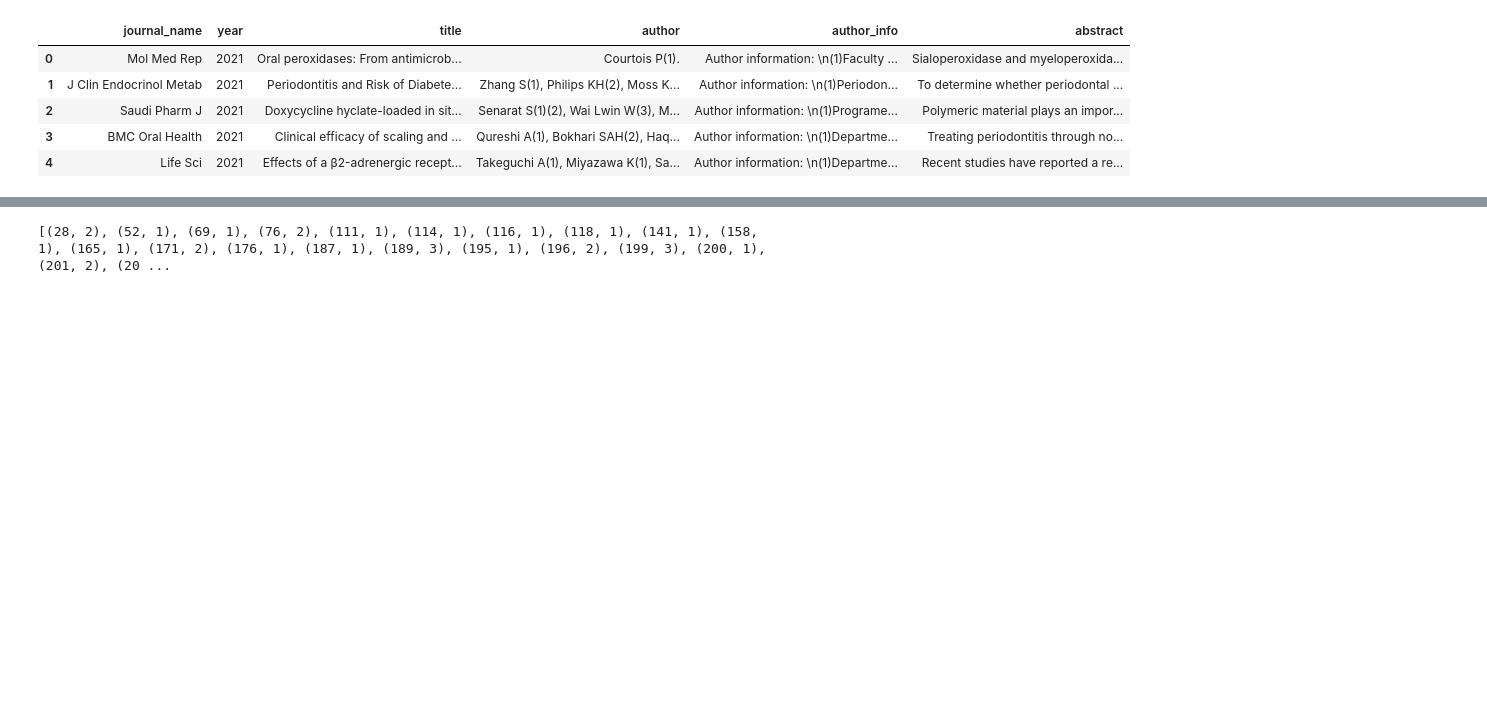
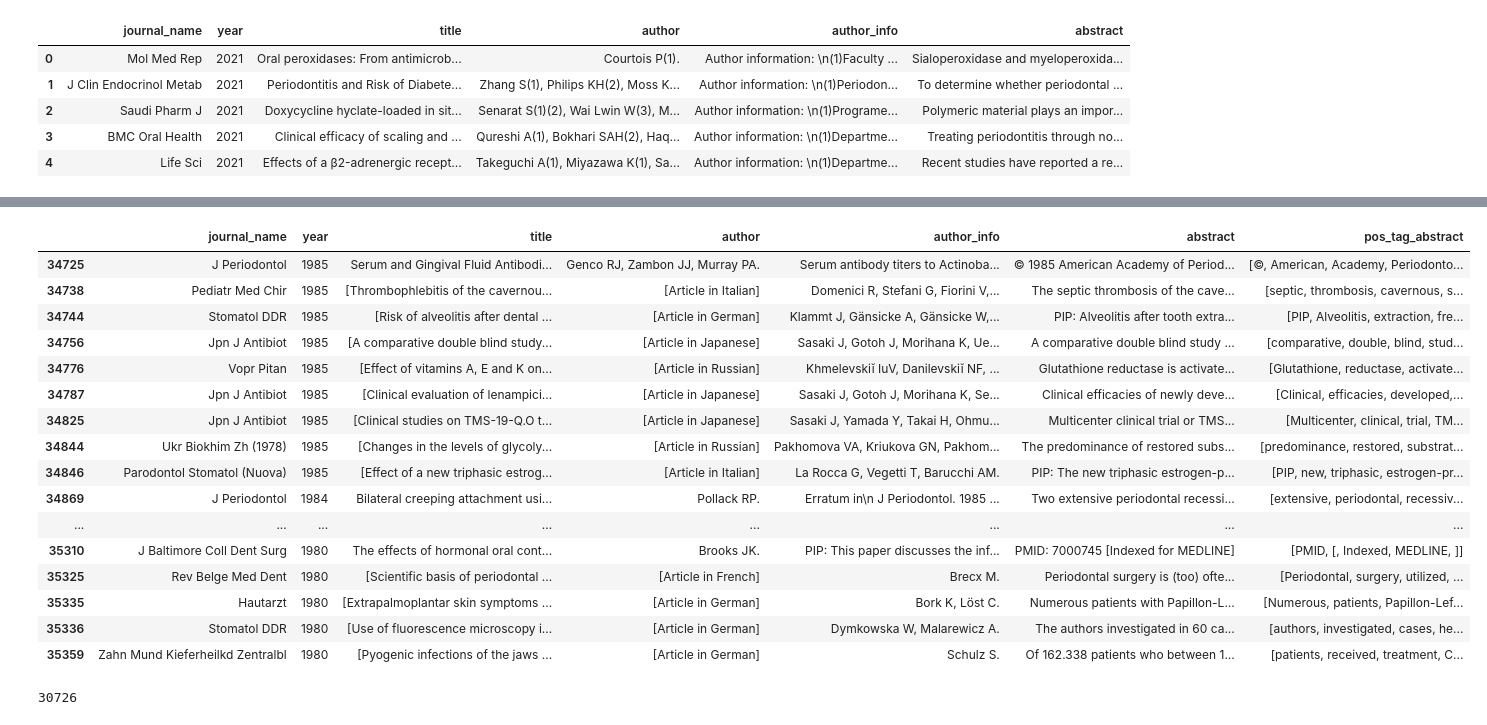
Before and after one commit to Jayhey/lesson, a Jupyter notebook: 210523/preprocessing2.ipynb, the cells around one changed output, grey strips where cells are left out. Cells and saved outputs as stored; diff of their text form; code cells hidden in the pictures; blank space fills up the shorter version.

```diff
--- a/210523/preprocessing2.ipynb
+++ b/210523/preprocessing2.ipynb
@@ -223,2 +149,3 @@ def pos_tag_text(x):
 # %%
-df.pos_tag = df.abstract.map(pos_tag_text)
+# df.pos_tag = df.abstract.map(pos_tag_text)
+df_pos = pd.read_csv("../files/dfpos.csv")
@@ -228,0 +204,7 @@ print(df.pos_tag[1])
+# %%
+# 실행시키기 전에, df의 index도 같이 초기화 시켜주자
+# 같은 표현 방식
+# df = df.reset_index(drop=True)
+df.reset_index(drop=True, inplace=True)
+
+# inplace=True를 해주면 굳이 자기참조를 하지 않아도 됨)
@@ -228,0 +227,12 @@ print(df.pos_tag[1])
+# %%
+# 세 가지 똑같은 표현 방식
+
+# 1. df_pos.abstract.map(lambda x: ast.literal_eval(x))
+# 2. df_pos.abstract.map(ast.literal_eval)
+
+def to_list(x):
+    result = ast.literal_eval(x)
+    return result
+# 3. df_pos.abstract.map(to_list)
+
+df['pos_tag_abstract'] = df_pos.abstract.map(to_list).copy()
@@ -228,0 +259,4 @@ print(df.pos_tag[1])
+# %%
+# 1980년부터 보는 걸로...
+df = df[df.year >= '1980']
+df.year.value_counts()
@@ -229,3 +356,34 @@ print(df.pos_tag[1])
+# %%
+# 일단은 버리는 걸로!
+
+
+author_words = ['Author information',
+                'DOI:',
+                'Erratum in']
+final_df = df[~df.abstract.str.contains('|'.join(author_words))]
+final_df[-50:]
+# %% [output]
+|  | journal_name | year | title | author | author_info | abstract | pos_tag_abstract |
+| 34725 | J Periodontol | 1985 | Serum and Gingival Fluid Antibodi... | Genco RJ, Zambon JJ, Murray PA. | Serum antibody titers to Actinoba... | © 1985 American Academy of Period... | [©, American, Academy, Periodonto... |
+| 34738 | Pediatr Med Chir | 1985 | [Thrombophlebitis of the cavernou... | [Article in Italian] | Domenici R, Stefani G, Fiorini V,... | The septic thrombosis of the cave... | [septic, thrombosis, cavernous, s... |
+| 34744 | Stomatol DDR | 1985 | [Risk of alveolitis after dental ... | [Article in German] | Klammt J, Gänsicke A, Gänsicke W,... | PIP: Alveolitis after tooth extra... | [PIP, Alveolitis, extraction, fre... |
+| 34756 | Jpn J Antibiot | 1985 | [A comparative double blind study... | [Article in Japanese] | Sasaki J, Gotoh J, Morihana K, Ue... | A comparative double blind study ... | [comparative, double, blind, stud... |
+| 34776 | Vopr Pitan | 1985 | [Effect of vitamins A, E and K on... | [Article in Russian] | Khmelevskiĭ IuV, Danilevskiĭ NF, ... | Glutathione reductase is activate... | [Glutathione, reductase, activate... |
+| 34787 | Jpn J Antibiot | 1985 | [Clinical evaluation of lenampici... | [Article in Japanese] | Sasaki J, Gotoh J, Morihana K, Se... | Clinical efficacies of newly deve... | [Clinical, efficacies, developed,... |
+| 34825 | Jpn J Antibiot | 1985 | [Clinical studies on TMS-19-Q.O t... | [Article in Japanese] | Sasaki J, Yamada Y, Takai H, Ohmu... | Multicenter clinical trial or TMS... | [Multicenter, clinical, trial, TM... |
+| 34844 | Ukr Biokhim Zh (1978) | 1985 | [Changes in the levels of glycoly... | [Article in Russian] | Pakhomova VA, Kriukova GN, Pakhom... | The predominance of restored subs... | [predominance, restored, substrat... |
+| 34846 | Parodontol Stomatol (Nuova) | 1985 | [Effect of a new triphasic estrog... | [Article in Italian] | La Rocca G, Vegetti T, Barucchi AM. | PIP: The new triphasic estrogen-p... | [PIP, new, triphasic, estrogen-pr... |
+| 34869 | J Periodontol | 1984 | Bilateral creeping attachment usi... | Pollack RP. | Erratum in\n J Periodontol. 1985 ... | Two extensive periodontal recessi... | [extensive, periodontal, recessiv... |
+| ... | ... | ... | ... | ... | ... | ... | ... |
+| 35310 | J Baltimore Coll Dent Surg | 1980 | The effects of hormonal oral cont... | Brooks JK. | PIP: This paper discusses the inf... | PMID: 7000745 [Indexed for MEDLINE] | [PMID, [, Indexed, MEDLINE, ]] |
+| 35325 | Rev Belge Med Dent | 1980 | [Scientific basis of periodontal ... | [Article in French] | Brecx M. | Periodontal surgery is (too) ofte... | [Periodontal, surgery, utilized, ... |
+| 35335 | Hautarzt | 1980 | [Extrapalmoplantar skin symptoms ... | [Article in German] | Bork K, Löst C. | Numerous patients with Papillon-L... | [Numerous, patients, Papillon-Lef... |
+| 35336 | Stomatol DDR | 1980 | [Use of fluorescence microscopy i... | [Article in German] | Dymkowska W, Malarewicz A. | The authors investigated in 60 ca... | [authors, investigated, cases, he... |
+| 35359 | Zahn Mund Kieferheilkd Zentralbl | 1980 | [Pyogenic infections of the jaws ... | [Article in German] | Schulz S. | Of 162.338 patients who between 1... | [patients, received, treatment, C... |
+# %%
+len(final_df)
+# %% [output]
+30726
 # %%
 from gensim import corpora
 # %%
@@ -234,7 +392,5 @@ dictionary = corpora.Dictionary(df.pos_tag)
 corpus = [dictionary.doc2bow(text) for text in df.pos_tag]
 # %%
 print(corpus[3])
-# %% [output]
-[(28, 2), (52, 1), (69, 1), (76, 2), (111, 1), (114, 1), (116, 1), (118, 1), (141, 1), (158, 1), (165, 1), (171, 2), (176, 1), (187, 1), (189, 3), (195, 1), (196, 2), (199, 3), (200, 1), (201, 2), (20 ...
 # %%
 dictionary[295]
```
Also changed, not shown: parts of 30 cells of this notebook, 1 other file.
